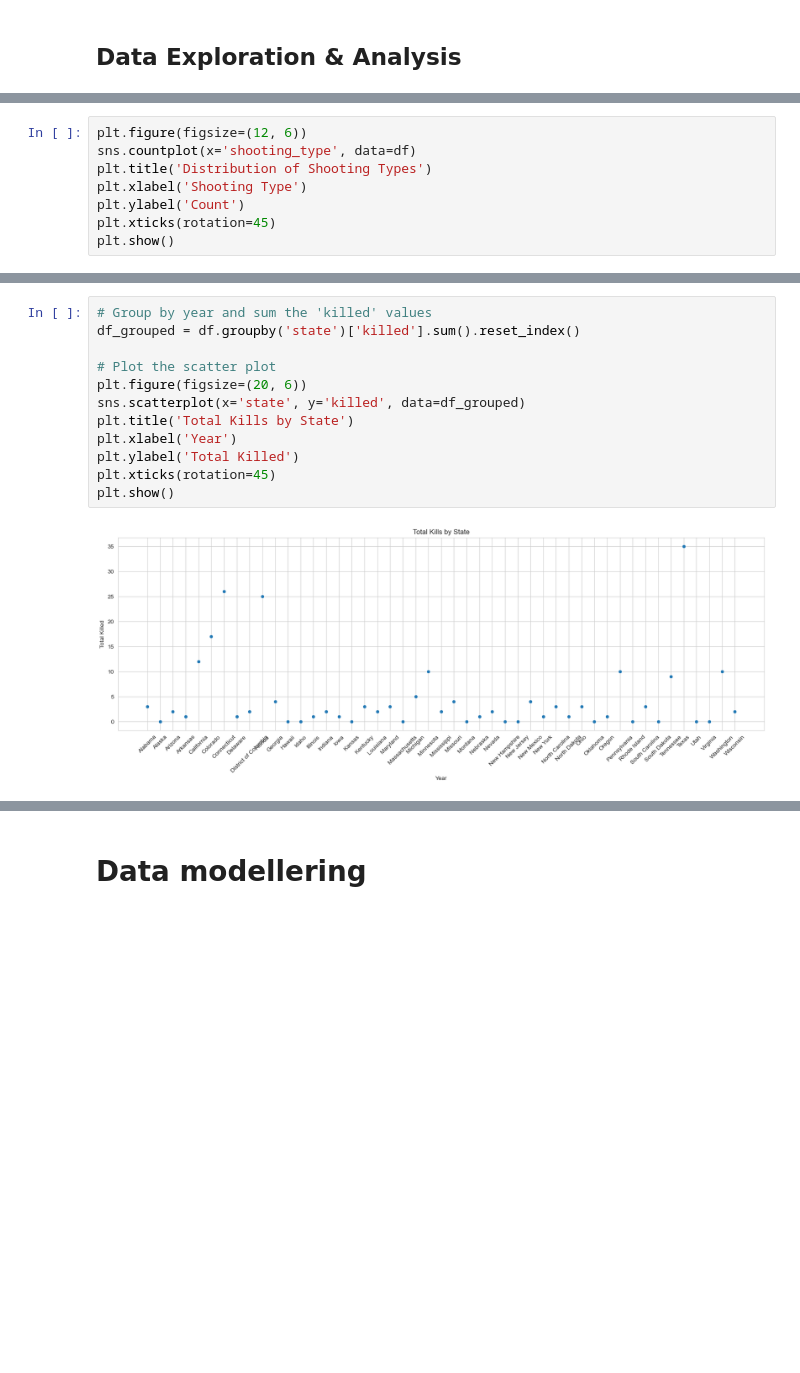
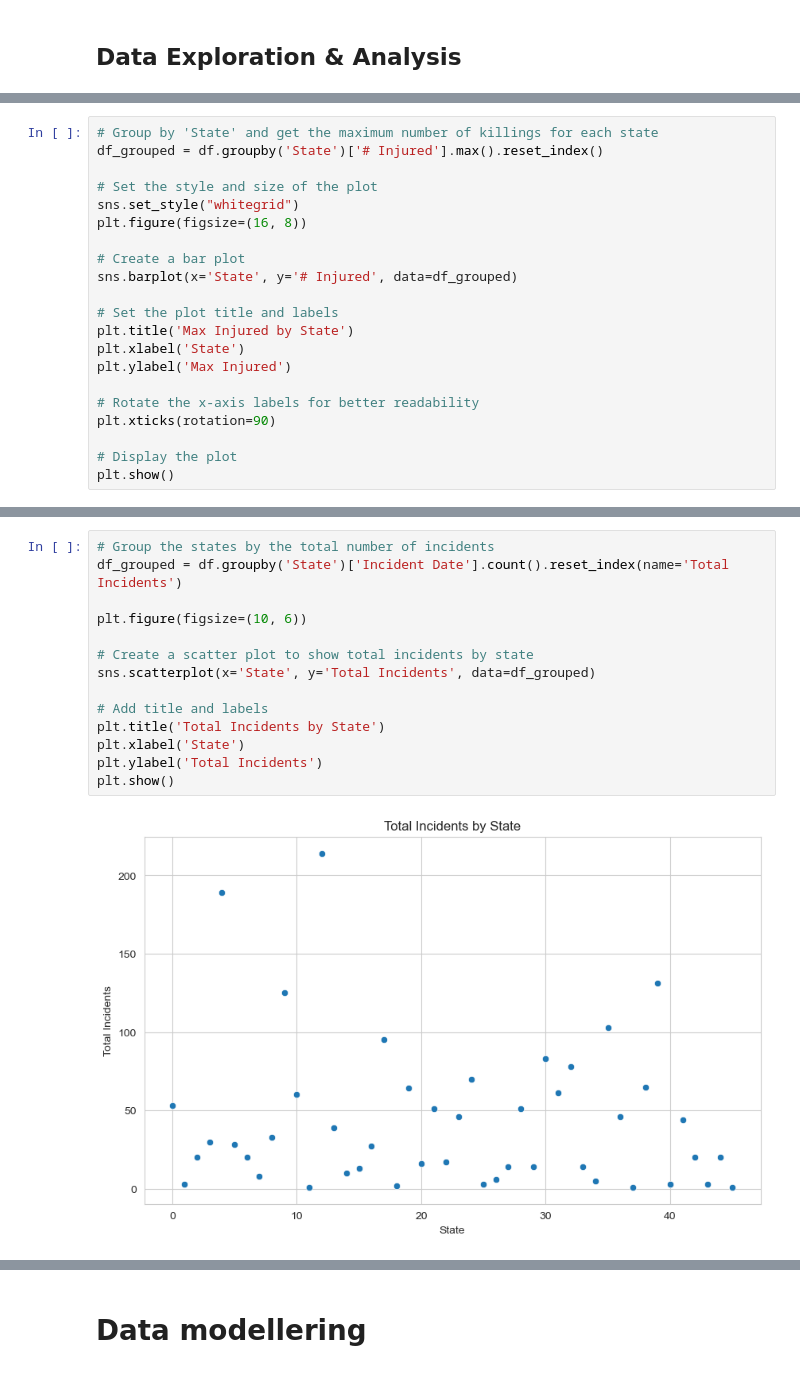
Before and after one commit to AhmadAlkaseb/BI, a Jupyter notebook: MiniProjekt3/Data/MiniProjekt3v1.ipynb, the cells around one changed output, grey strips where cells are left out. Cells and saved outputs as stored; diff of their text form; blank space fills up the shorter version.

```diff
--- a/MiniProjekt3/Data/MiniProjekt3v1.ipynb
+++ b/MiniProjekt3/Data/MiniProjekt3v1.ipynb
@@ -272,9 +229,22 @@ plt.show()
 # %%
-plt.figure(figsize=(12, 6))
-sns.countplot(x='shooting_type', data=df)
-plt.title('Distribution of Shooting Types')
-plt.xlabel('Shooting Type')
-plt.ylabel('Count')
-plt.xticks(rotation=45)
+# Group by 'State' and get the maximum number of killings for each state
+df_grouped = df.groupby('State')['# Injured'].max().reset_index()
+
+# Set the style and size of the plot
+sns.set_style("whitegrid")
+plt.figure(figsize=(16, 8))
+
+# Create a bar plot
+sns.barplot(x='State', y='# Injured', data=df_grouped)
+
+# Set the plot title and labels
+plt.title('Max Injured by State')
+plt.xlabel('State')
+plt.ylabel('Max Injured')
+
+# Rotate the x-axis labels for better readability
+plt.xticks(rotation=90)
+
+# Display the plot
 plt.show()
 # %% [output]
@@ -344,14 +279,16 @@ plt.show()
 # %%
-# Group by year and sum the 'killed' values
-df_grouped = df.groupby('state')['killed'].sum().reset_index()
+# Group the states by the total number of incidents
+df_grouped = df.groupby('State')['Incident Date'].count().reset_index(name='Total Incidents')
 
-# Plot the scatter plot
-plt.figure(figsize=(20, 6))
-sns.scatterplot(x='state', y='killed', data=df_grouped)
-plt.title('Total Kills by State')
-plt.xlabel('Year')
-plt.ylabel('Total Killed')
-plt.xticks(rotation=45)
+plt.figure(figsize=(10, 6))
+
+# Create a scatter plot to show total incidents by state
+sns.scatterplot(x='State', y='Total Incidents', data=df_grouped)
+
+# Add title and labels
+plt.title('Total Incidents by State')
+plt.xlabel('State')
+plt.ylabel('Total Incidents')
 plt.show()
 # %% [output]
-[figure, old version]
+[figure, new version]
```
Also changed, not shown: parts of 45 cells of this notebook.
